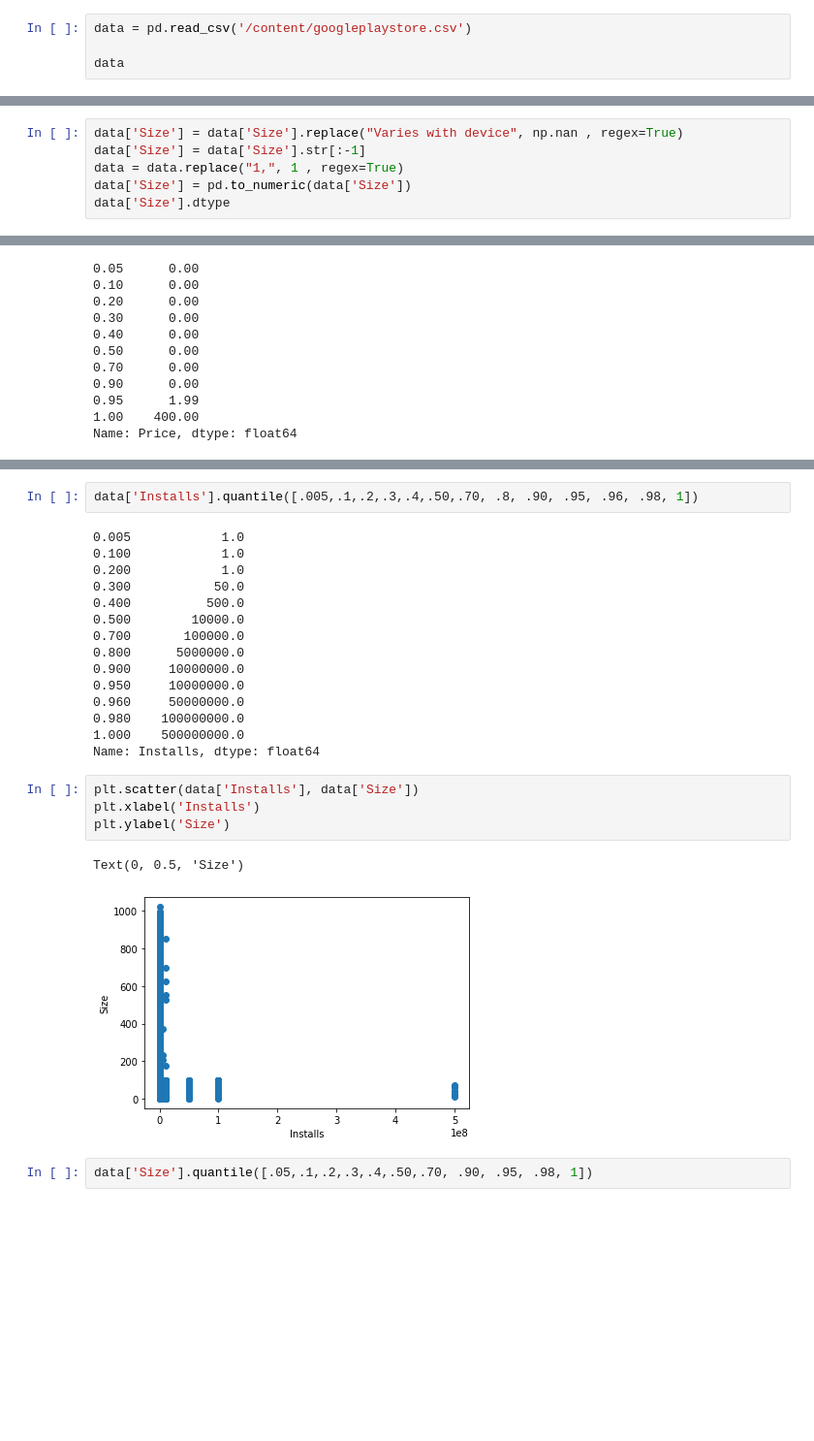
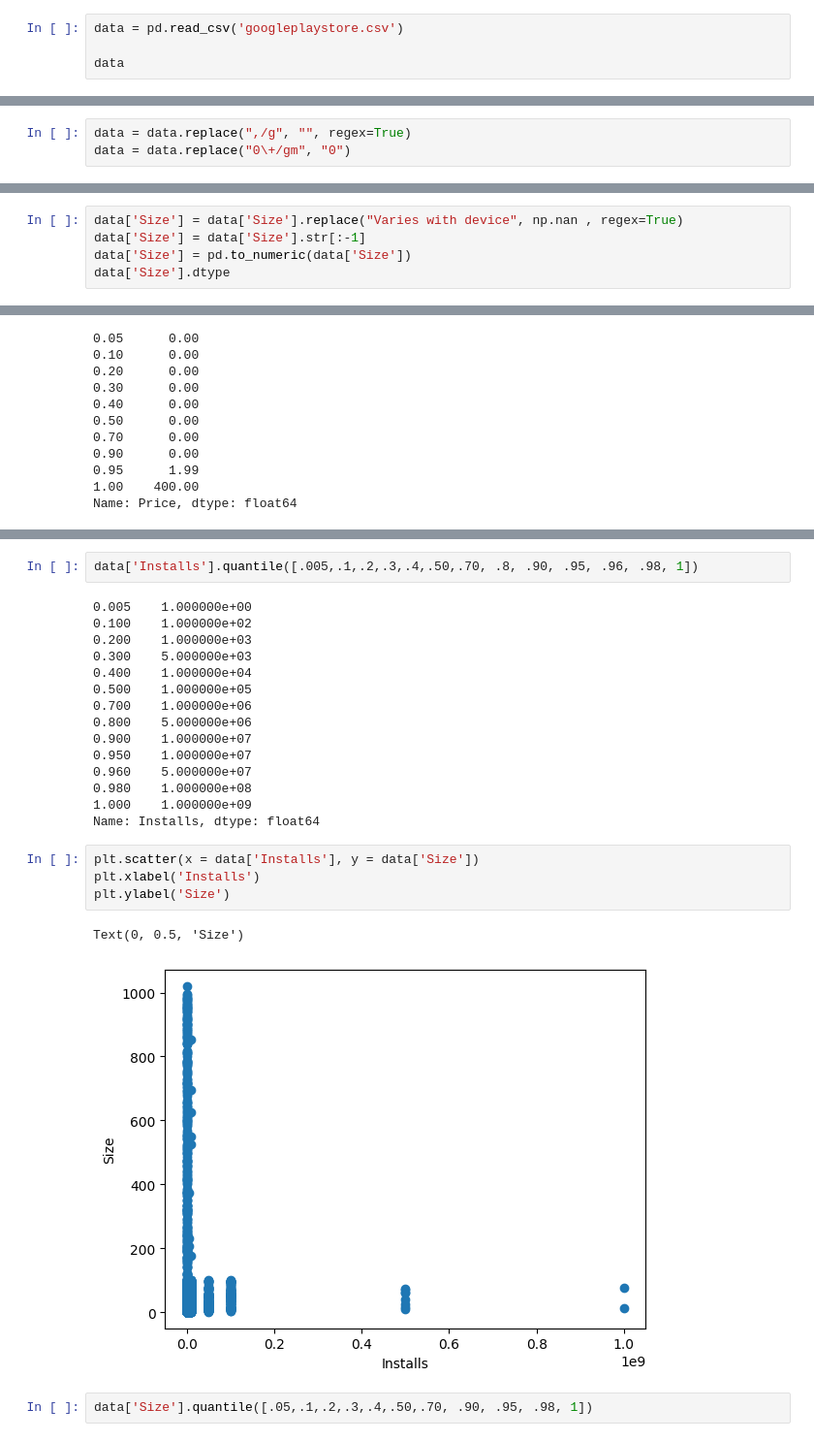
Before and after one commit to Apple228/MachineLearning, a Jupyter notebook: StoreApps.ipynb, the cells around one changed output, grey strips where cells are left out. Shown: that part at 97% size. Saved outputs shown, nothing was run; the diff lists cells and outputs as text; blank space fills up the shorter version.

```diff
--- a/StoreApps.ipynb
+++ b/StoreApps.ipynb
@@ -27,7 +29,7 @@ import pandas as pd
 # %% [markdown]
 Считываем dataset и выводим его содержимое, для наглядности, на экран:
 # %%
-data = pd.read_csv('/content/googleplaystore.csv')
+data = pd.read_csv('googleplaystore.csv')
 
 data
 # %% [output]
@@ -158,3 +164,6 @@ sns.pairplot(data.iloc[random_subset], hue='Category', diag_kind='hist')
+# %%
+data = data.replace(",/g", "", regex=True)
+data = data.replace("0\+/gm", "0")
 # %% [markdown]
 Так как большинство признаков номинальные, для правильной визуализации нам нужно обработать данные.
 # %%
@@ -202,7 +211,6 @@ dtype('float64')
 # %%
 data['Size'] = data['Size'].replace("Varies with device", np.nan , regex=True)
 data['Size'] = data['Size'].str[:-1]
-data = data.replace("1,", 1 , regex=True)
 data['Size'] = pd.to_numeric(data['Size'])
 data['Size'].dtype
 # %% [output]
@@ -359,27 +368,27 @@ Text(0, 0.5, 'Rating')
 # %%
 data['Installs'].quantile([.005,.1,.2,.3,.4,.50,.70, .8, .90, .95, .96, .98, 1])
 # %% [output]
-0.005            1.0
-0.100            1.0
-0.200            1.0
-0.300           50.0
-0.400          500.0
-0.500        10000.0
-0.700       100000.0
-0.800      5000000.0
-0.900     10000000.0
-0.950     10000000.0
-0.960     50000000.0
-0.980    100000000.0
-1.000    500000000.0
+0.005    1.000000e+00
+0.100    1.000000e+02
+0.200    1.000000e+03
+0.300    5.000000e+03
+0.400    1.000000e+04
+0.500    1.000000e+05
+0.700    1.000000e+06
+0.800    5.000000e+06
+0.900    1.000000e+07
+0.950    1.000000e+07
+0.960    5.000000e+07
+0.980    1.000000e+08
+1.000    1.000000e+09
 Name: Installs, dtype: float64
 # %%
-plt.scatter(data['Installs'], data['Size'])
+plt.scatter(x = data['Installs'], y = data['Size'])
 plt.xlabel('Installs')
 plt.ylabel('Size')
 # %% [output]
 Text(0, 0.5, 'Size')
-[figure, old version]
+[figure, new version]
 # %%
 data['Size'].quantile([.05,.1,.2,.3,.4,.50,.70, .90, .95, .98, 1])
 # %% [output]
```
Also changed, not shown: parts of 75 cells of this notebook.
